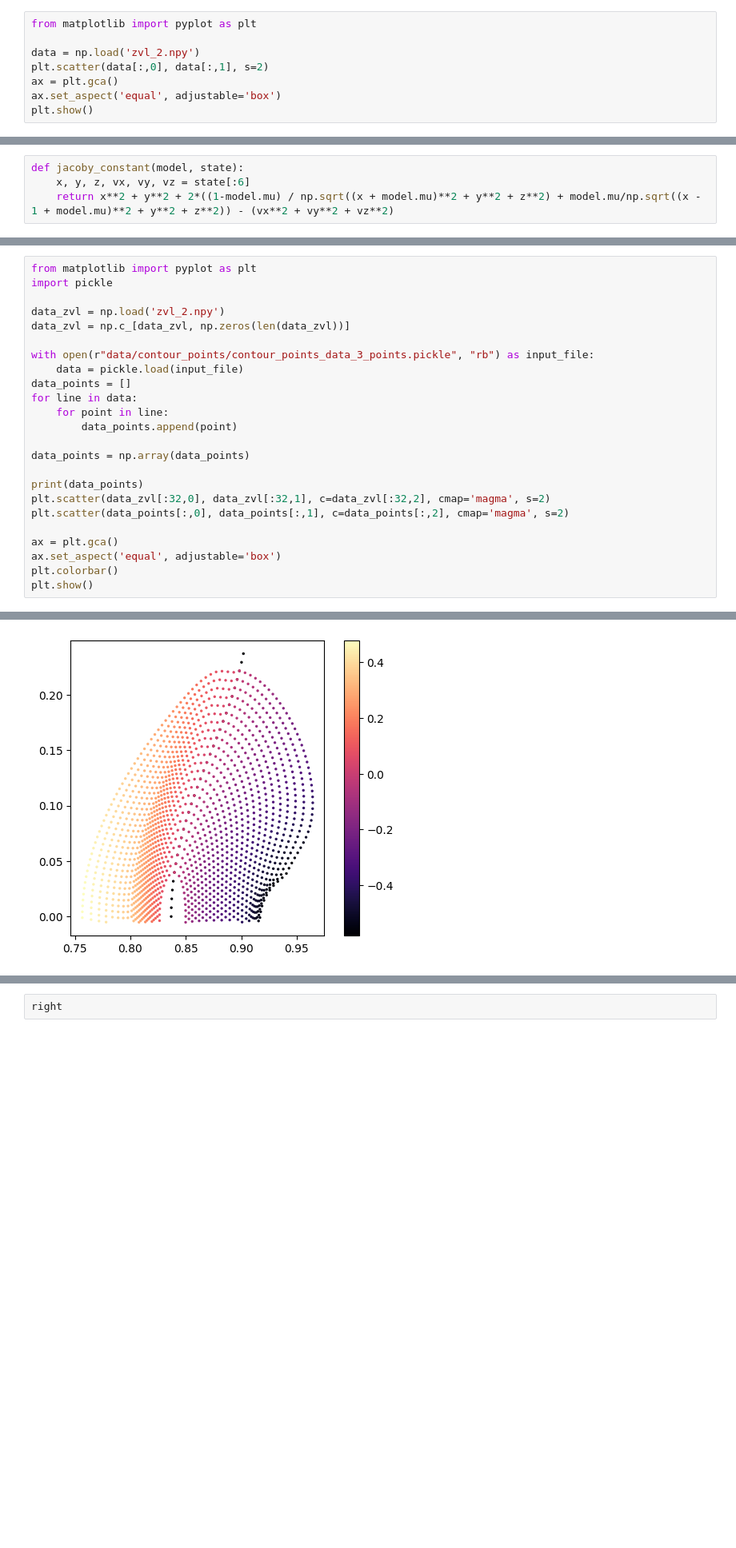
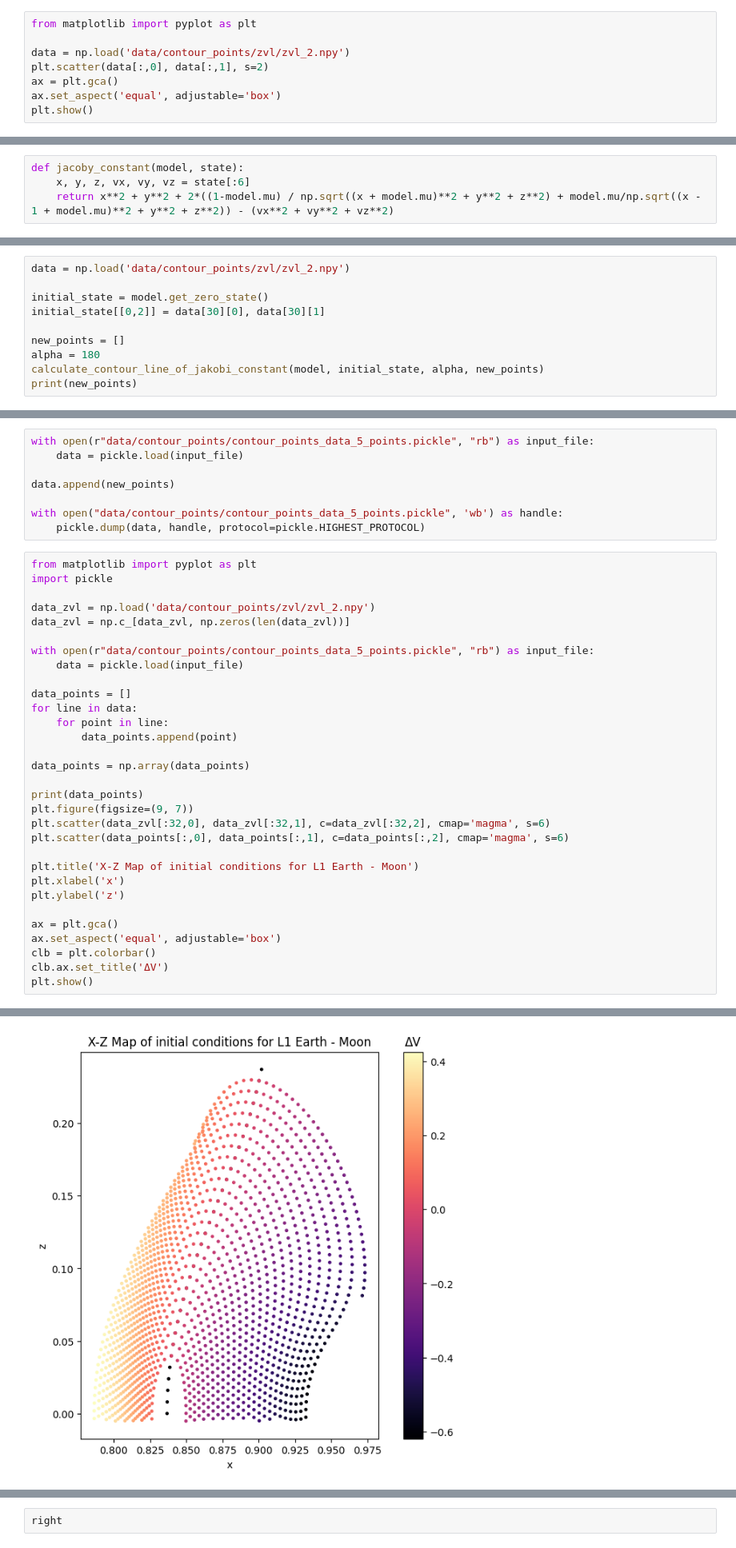
Before and after one commit to tka4nik/crtbp_diploma, a Jupyter notebook: initial_state_map_zero_velocity_line.ipynb, the cells around one changed output, grey strips where cells are left out. Shown at 80% size. Drawn from its saved outputs; the diff is of its cells as text; blank space fills up the shorter version.

```diff
--- a/initial_state_map_zero_velocity_line.ipynb
+++ b/initial_state_map_zero_velocity_line.ipynb
@@ -123,7 +123,7 @@ np.save('zvl_2',zero_velocity_line)
 # %%
 from matplotlib import pyplot as plt
 
-data = np.load('zvl_2.npy')
+data = np.load('data/contour_points/zvl/zvl_2.npy')
 plt.scatter(data[:,0], data[:,1], s=2)
 ax = plt.gca()
 ax.set_aspect('equal', adjustable='box')
@@ -270 +270,11 @@ with open("data/contour_points/contour_points_data_3_points.pickle", 'wb') as ha
     pickle.dump(points, handle, protocol=pickle.HIGHEST_PROTOCOL)
+# %%
+data = np.load('data/contour_points/zvl/zvl_2.npy')
+
+initial_state = model.get_zero_state()
+initial_state[[0,2]] = data[30][0], data[30][1]
+
+new_points = []
+alpha = 180
+calculate_contour_line_of_jakobi_constant(model, initial_state, alpha, new_points)
+print(new_points)
@@ -271,12 +302,21 @@ with open("data/contour_points/contour_points_data_3_points.pickle", 'wb') as ha
+# %%
+with open(r"data/contour_points/contour_points_data_5_points.pickle", "rb") as input_file:
+    data = pickle.load(input_file)
+
+data.append(new_points)
+
+with open("data/contour_points/contour_points_data_5_points.pickle", 'wb') as handle:
+    pickle.dump(data, handle, protocol=pickle.HIGHEST_PROTOCOL)
 # %%
 from matplotlib import pyplot as plt
 import pickle
 
-data_zvl = np.load('zvl_2.npy')
+data_zvl = np.load('data/contour_points/zvl/zvl_2.npy')
 data_zvl = np.c_[data_zvl, np.zeros(len(data_zvl))]
 
-with open(r"data/contour_points/contour_points_data_3_points.pickle", "rb") as input_file:
+with open(r"data/contour_points/contour_points_data_5_points.pickle", "rb") as input_file:
     data = pickle.load(input_file)
+
 data_points = []
 for line in data:
     for point in line:
@@ -285,12 +325,18 @@ for line in data:
 data_points = np.array(data_points)
 
 print(data_points)
-plt.scatter(data_zvl[:32,0], data_zvl[:32,1], c=data_zvl[:32,2], cmap='magma', s=2)
-plt.scatter(data_points[:,0], data_points[:,1], c=data_points[:,2], cmap='magma', s=2)
+plt.figure(figsize=(9, 7))
+plt.scatter(data_zvl[:32,0], data_zvl[:32,1], c=data_zvl[:32,2], cmap='magma', s=6)
+plt.scatter(data_points[:,0], data_points[:,1], c=data_points[:,2], cmap='magma', s=6)
+
+plt.title('X-Z Map of initial conditions for L1 Earth - Moon')
+plt.xlabel('x')
+plt.ylabel('z')
 
 ax = plt.gca()
 ax.set_aspect('equal', adjustable='box')
-plt.colorbar()
+clb = plt.colorbar()
+clb.ax.set_title('ΔV')
 plt.show()
 # %% [output]
 [[ 0.83978176  0.03974377  0.        ]
@@ -303 +349 @@ plt.show()
-[figure, old version]
+[figure, new version]
```
Also changed, not shown: parts of 7 cells of this notebook, 5 other files.
